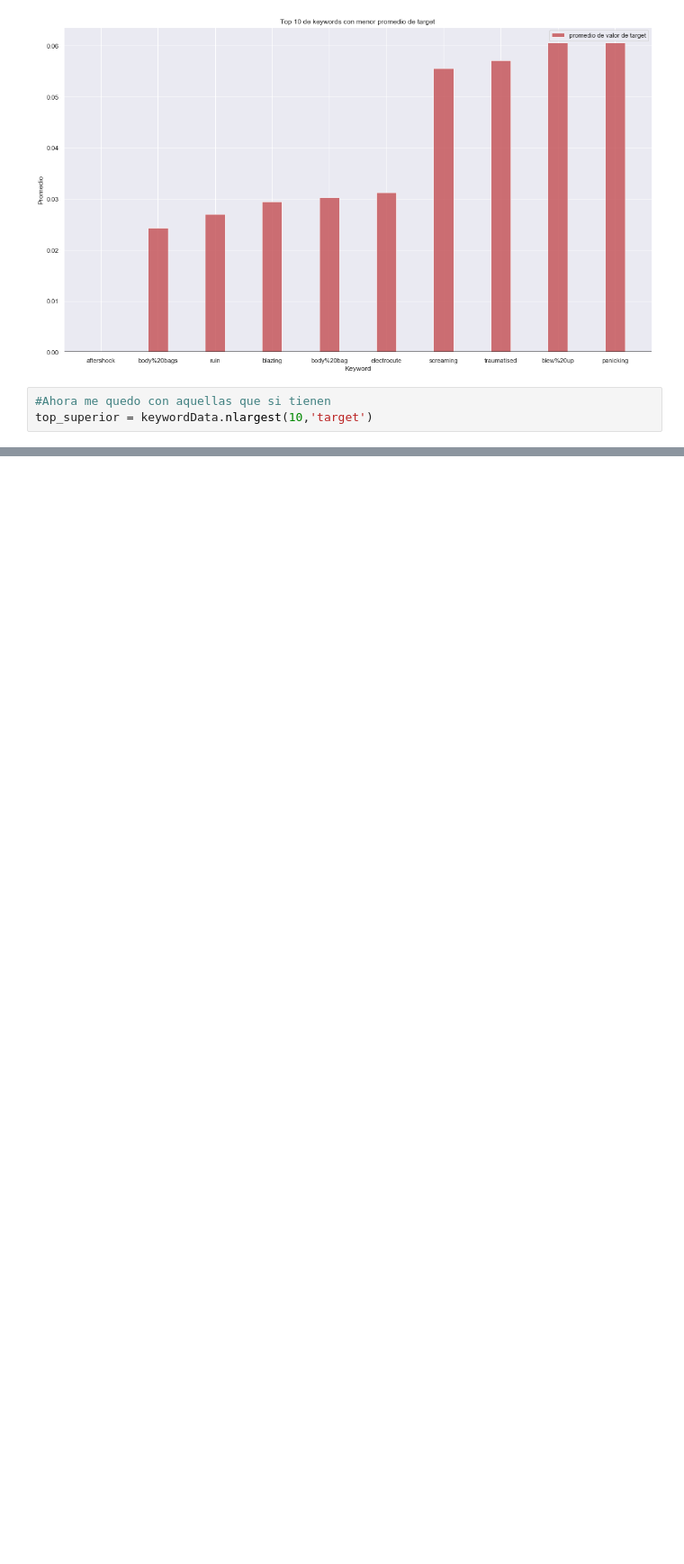
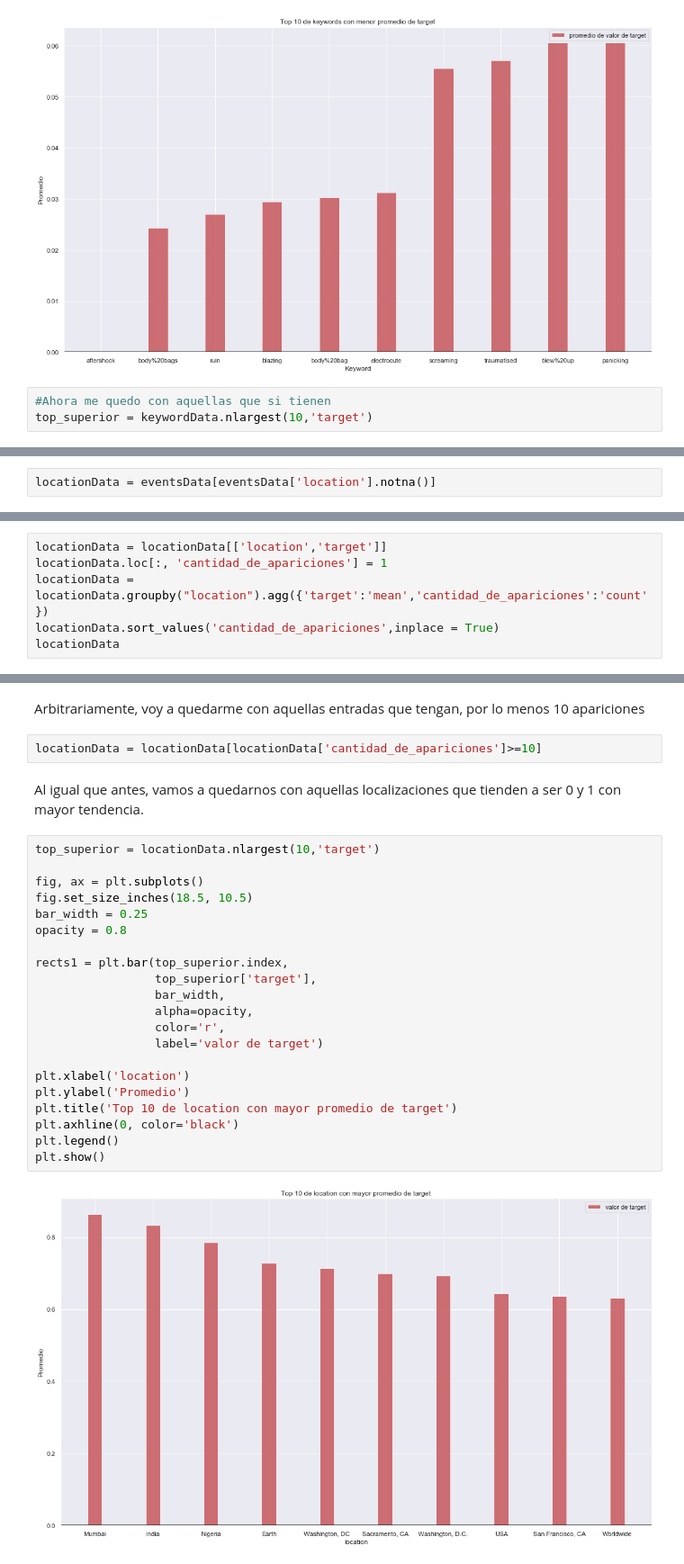
Before and after one commit to yuquimura/Trabajo-Practico-1, a Jupyter notebook: notebooks/Analisis Exploratorio Brian.ipynb, the cells around one changed output, grey strips where cells are left out. Shown at 90% size. Drawn from its saved outputs; the diff is of its cells as text; blank space fills up the shorter version.

Commit message:
Update Analisis Exploratorio Brian.ipynb
Finalizacion location

```diff
--- a/notebooks/Analisis Exploratorio Brian.ipynb
+++ b/notebooks/Analisis Exploratorio Brian.ipynb
@@ -316,0 +319,2 @@ plt.show()
+# %%
+locationData = eventsData[eventsData['location'].notna()]
@@ -316,0 +324,6 @@ plt.show()
+# %%
+locationData = locationData[['location','target']]
+locationData.loc[:, 'cantidad_de_apariciones'] = 1
+locationData = locationData.groupby("location").agg({'target':'mean','cantidad_de_apariciones':'count'})
+locationData.sort_values('cantidad_de_apariciones',inplace = True)
+locationData
@@ -316,0 +350,29 @@ plt.show()
+# %% [markdown]
+Arbitrariamente, voy a quedarme con aquellas entradas que tengan, por lo menos 10 apariciones
+# %%
+locationData = locationData[locationData['cantidad_de_apariciones']>=10]
+# %% [markdown]
+Al igual que antes, vamos a quedarnos con aquellas localizaciones que tienden a ser 0 y 1 con mayor tendencia.
+# %%
+top_superior = locationData.nlargest(10,'target')
+
+fig, ax = plt.subplots()
+fig.set_size_inches(18.5, 10.5)
+bar_width = 0.25
+opacity = 0.8
+
+rects1 = plt.bar(top_superior.index,
+                 top_superior['target'],
+                 bar_width,
+                 alpha=opacity,
+                 color='r',
+                 label='valor de target')
+
+plt.xlabel('location')
+plt.ylabel('Promedio')
+plt.title('Top 10 de location con mayor promedio de target')
+plt.axhline(0, color='black')
+plt.legend()
+plt.show()
+# %% [output]
+[figure, added]
```
Also changed, not shown: parts of 7 cells of this notebook.
